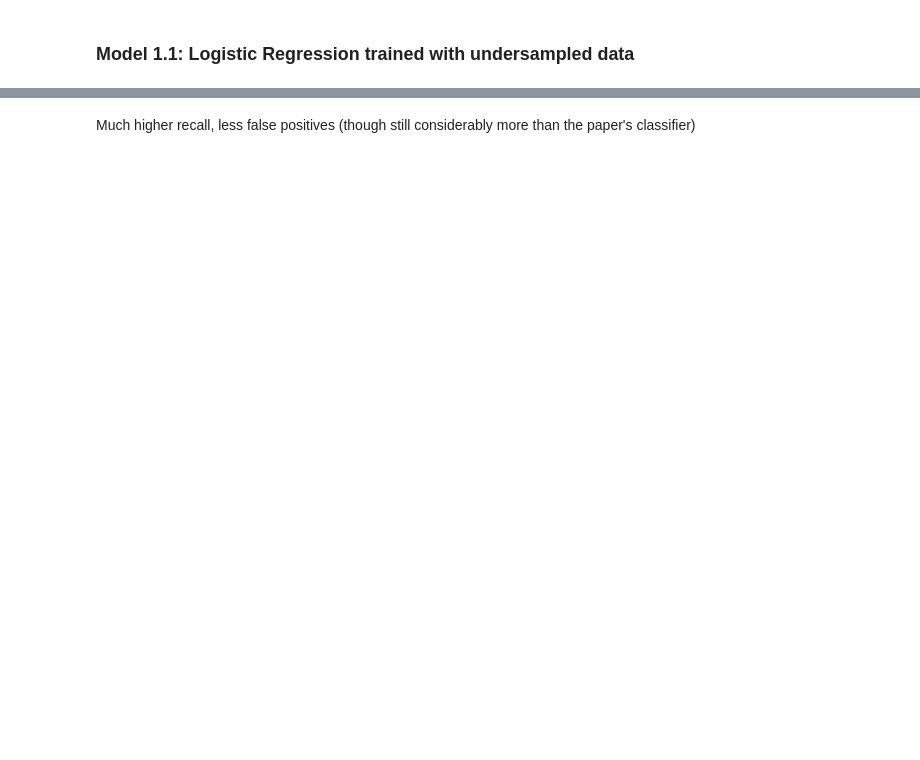
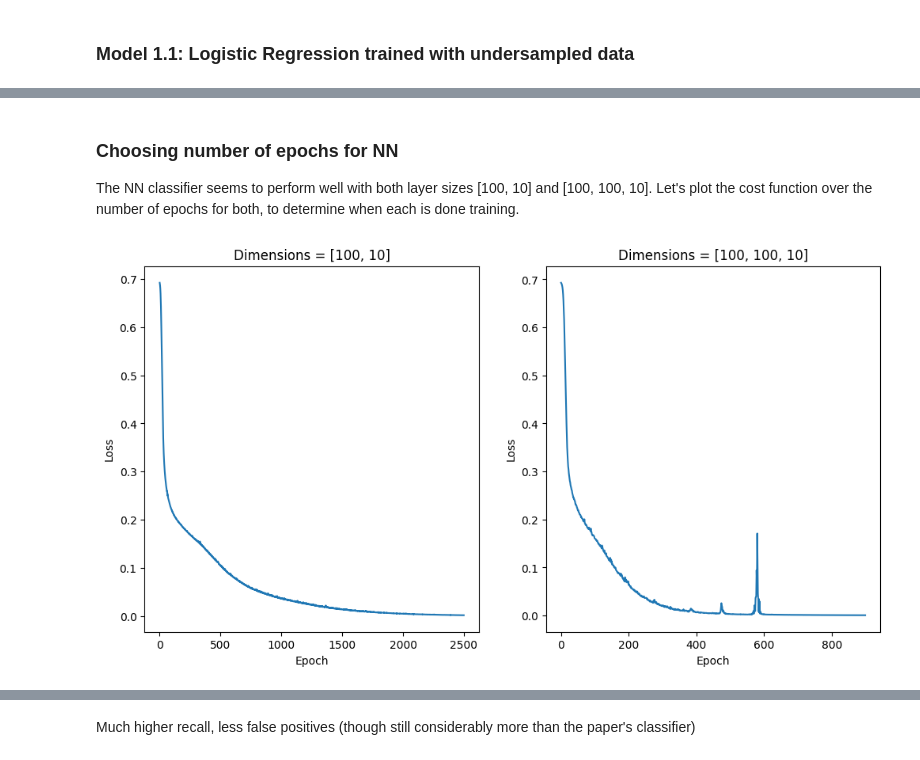
Before and after one commit to diomont/AA-proj2, a Jupyter notebook: training.ipynb, the cells around one changed output, grey strips where cells are left out. Drawn from its saved outputs; the diff is of its cells as text; code cells hidden in the pictures; blank space fills up the shorter version.

```diff
--- a/training.ipynb
+++ b/training.ipynb
@@ -511,0 +458,33 @@ print_gridsearch_scores_deep_learning(X_train_undersample, y_train_undersample)
+# %% [markdown]
+### Choosing number of epochs for NN
+
+The NN classifier seems to perform well with both layer sizes [100, 10] and [100, 100, 10]. Let's plot the cost function over the number of epochs for both, to determine when each is done training.
+# %%
+input_dim = X_train_undersample.shape[1]
+
+k1 = KerasClassifier(build_fn=network_builder, epochs=2500, batch_size=128,
+                     hidden_dimensions=[100, 10], verbose=0, input_dim=input_dim)
+
+k2 = KerasClassifier(build_fn=network_builder, epochs=900, batch_size=128,
+                     hidden_dimensions=[100, 100, 10], verbose=0, input_dim=input_dim)
+
+hist1 = k1.fit(X_train_undersample,y_train_undersample).history
+hist2 = k2.fit(X_train_undersample,y_train_undersample).history
+# %%
+plt.figure(figsize=(12,6))
+
+plt.subplot(1, 2, 1)
+plt.plot(hist1["loss"], label="Loss")
+plt.title("Dimensions = [100, 10]")
+plt.xlabel("Epoch")
+plt.ylabel("Loss")
+
+plt.subplot(1, 2, 2)
+plt.plot(hist2["loss"], label="Loss")
+plt.title("Dimensions = [100, 100, 10]")
+plt.xlabel("Epoch")
+plt.ylabel("Loss")
+
+plt.show()
+# %% [output]
+[figure, added]
```
Also changed, not shown: parts of 21 cells of this notebook, 2 other files.
